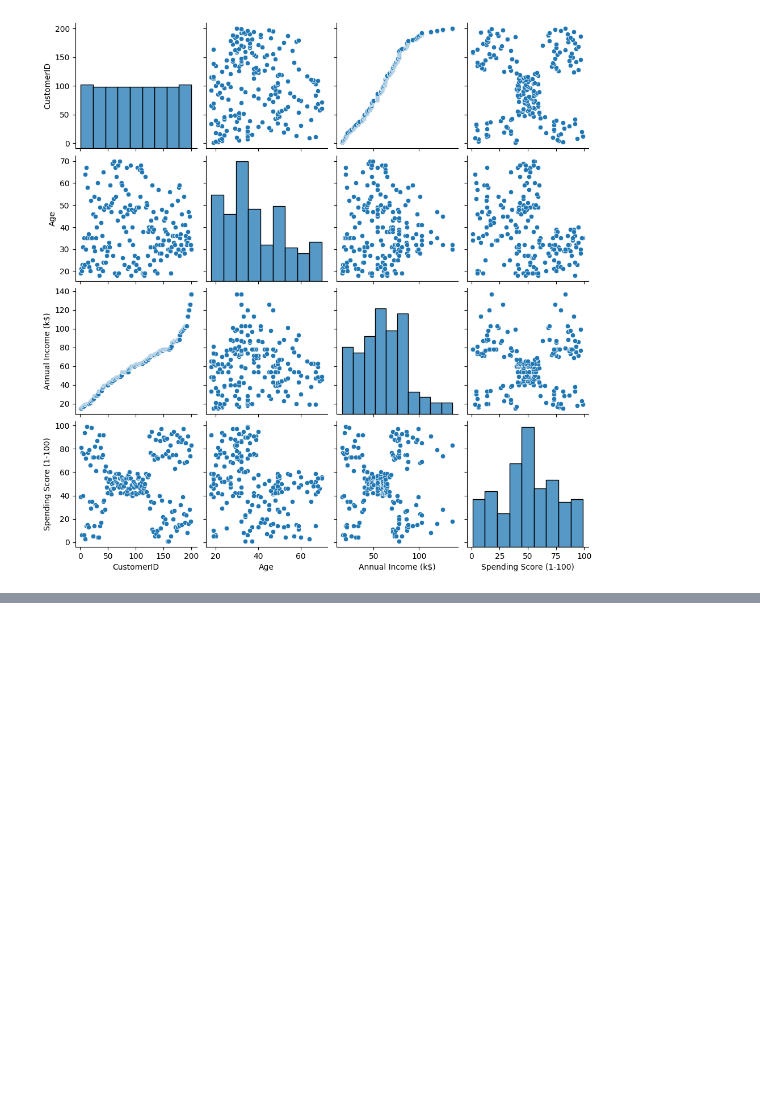
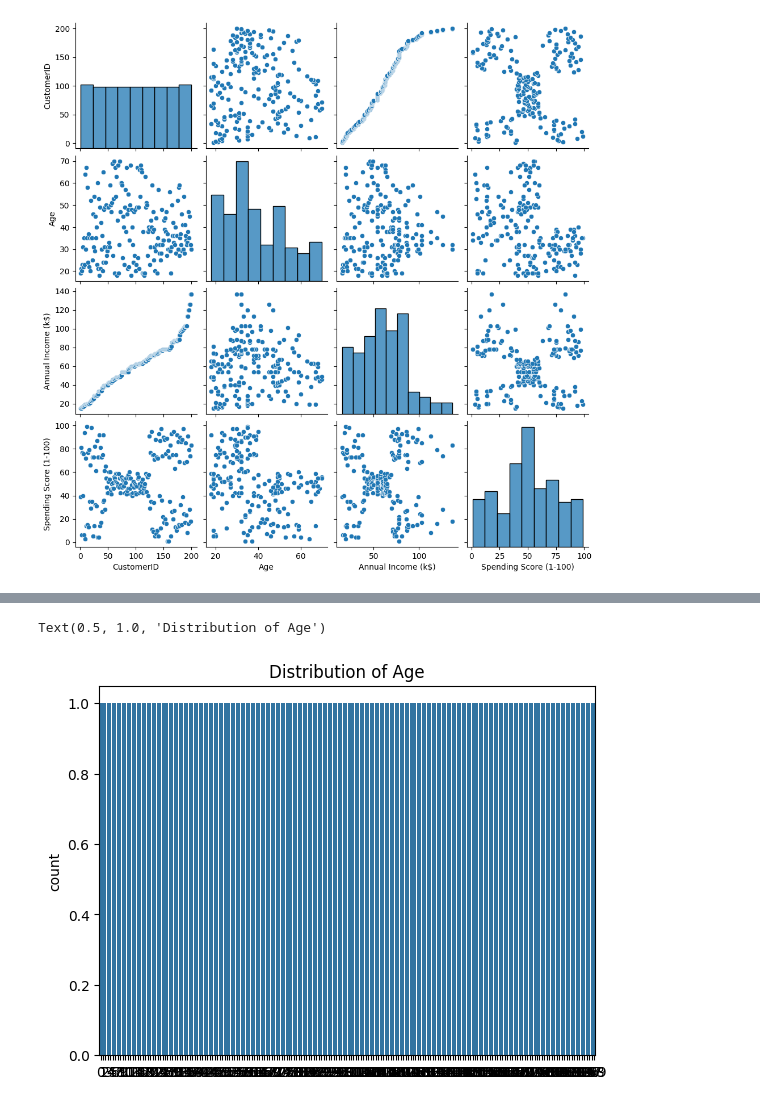
Before and after one commit to RajeevDash007/customer_segmentation_K-Means, a Jupyter notebook: code.ipynb, the cells around one changed output, grey strips where cells are left out. Saved outputs shown, nothing was run; the diff lists cells and outputs as text; code cells hidden in the pictures; blank space fills up the shorter version.

```diff
--- a/code.ipynb
+++ b/code.ipynb
@@ -114,0 +127,6 @@ plt.show()
+# %%
+sns.countplot(data['Age'])
+plt.title("Distribution of Age")
+# %% [output]
+Text(0.5, 1.0, 'Distribution of Age')
+[figure, added]
```
Also changed, not shown: parts of 2 cells of this notebook.
